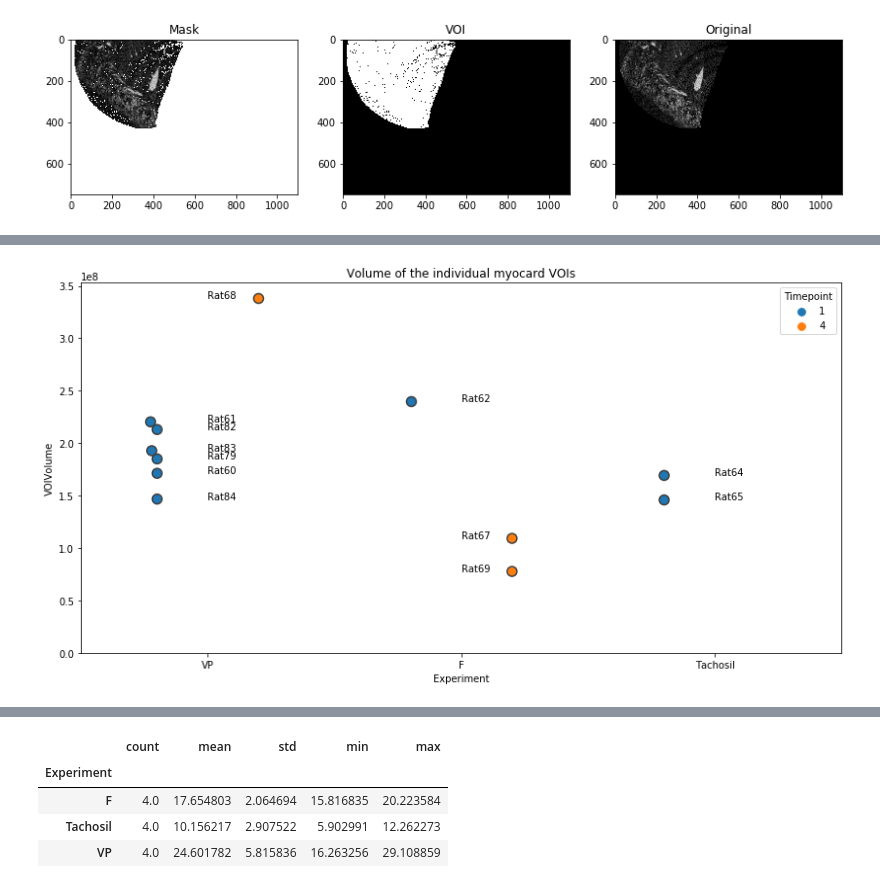
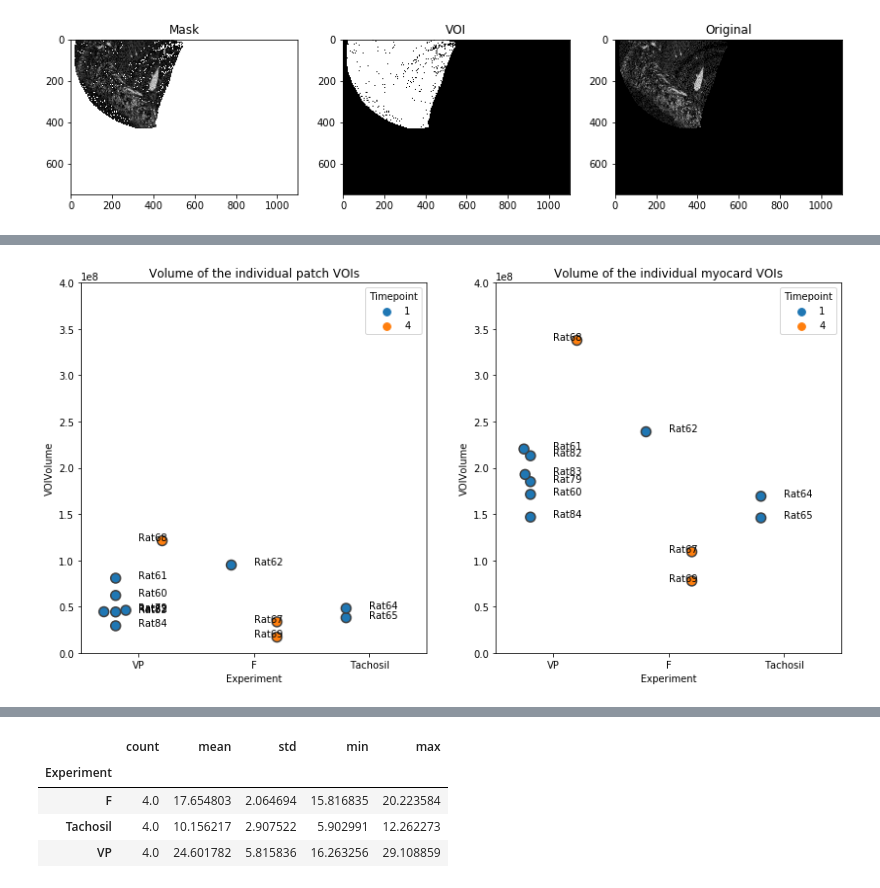
Before and after one commit to habi/heart-neoangiogenesis, a Jupyter notebook: Patch-Delineation-Analysis.ipynb, the cells around one changed output, grey strips where cells are left out. Cells and saved outputs as stored; diff of their text form; code cells hidden in the pictures.

```diff
--- a/Patch-Delineation-Analysis.ipynb
+++ b/Patch-Delineation-Analysis.ipynb
@@ -441,25 +445,26 @@ Data[Data.VOI == 'myocard'].head()
 | 8 | /media/habi/Fast_SSD/Hearts Melly... | /media/habi/Fast_SSD/Hearts Melly... | Rat65 | cu_10um | Tachosil | 1 | myocard | /media/habi/Fast_SSD/Hearts Melly... | [/media/habi/Fast_SSD/Hearts Mell... | 10.000036 | ... |
 # %%
 # Plot volume of (selected) VOIs for comparison
-which = 'myocard'
-seaborn.swarmplot(data=Data[Data.VOI == which],
+for c,which in enumerate(['patch', 'myocard']):
+    plt.subplot(1,2,c+1)
+    seaborn.swarmplot(data=Data[Data.VOI == which],
                   x='Experiment',
                   y='VOIVolume',
                   dodge=True,
                   hue='Timepoint',
                   s=10,
                   linewidth=1.5)
-for c,row in Data[Data.VOI == which].iterrows():
-    if 'VP' in row.Experiment:
-        plt.annotate(row.Sample, (0, row.VOIVolume))
-    elif 'F' in row.Experiment:
-        plt.annotate(row.Sample, (1, row.VOIVolume))
-    elif 'Tacho' in row.Experiment:
-        plt.annotate(row.Sample, (2, row.VOIVolume))
-plt.ylim(ymin=0)
-plt.title('Volume of the individual %s VOIs' % which)
-plt.savefig(os.path.join(OutputDir, 'Volume.VOIs.%s.png' % which),
+    for c,row in Data[Data.VOI == which].iterrows():
+        if 'VP' in row.Experiment:
+            plt.annotate(row.Sample, (0, row.VOIVolume))
+        elif 'F' in row.Experiment:
+            plt.annotate(row.Sample, (1, row.VOIVolume))
+        elif 'Tacho' in row.Experiment:
+            plt.annotate(row.Sample, (2, row.VOIVolume))
+    plt.ylim([0, 4e8])
+    plt.title('Volume of the individual %s VOIs' % which)
+plt.savefig(os.path.join(OutputDir, 'Volume.VOIs.png'),
             bbox_inches='tight')
 plt.show()
 # %% [output]
-[figure, old version]
+[figure, new version]
```
Also changed, not shown: parts of 7 cells of this notebook, 1 other file.
